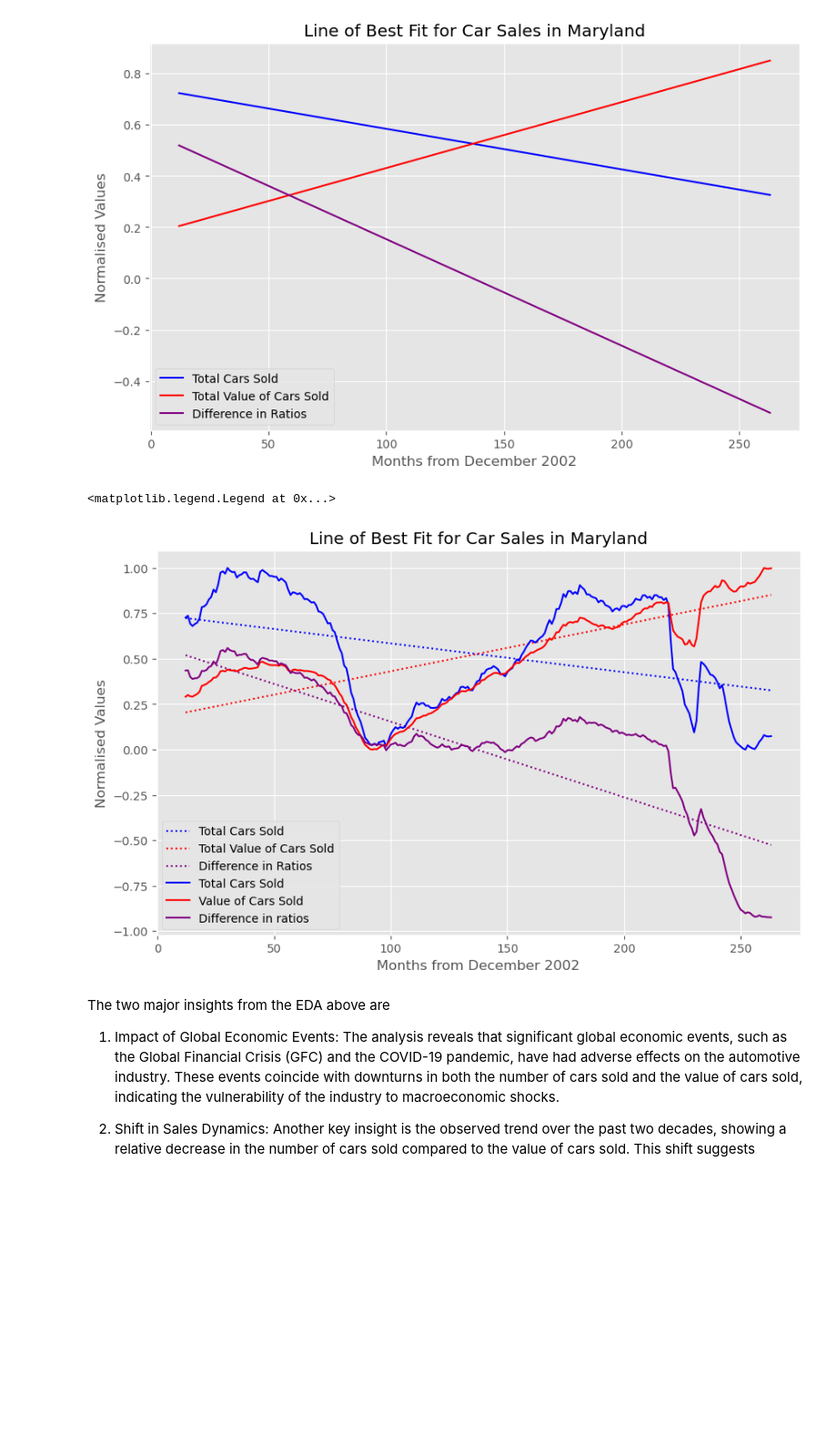
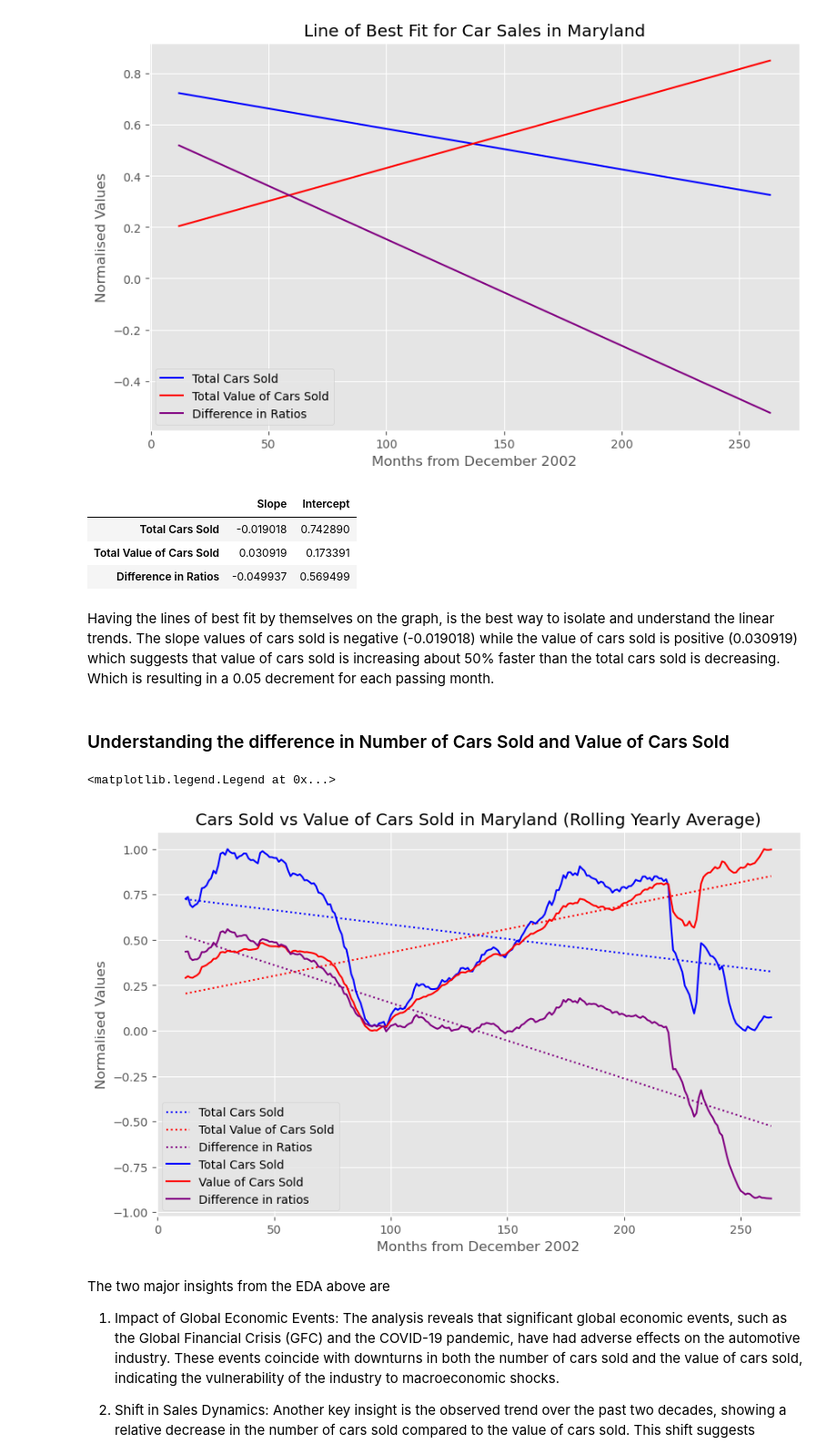
Before and after one commit to bennicholson2/Maryland-Car-Sales-Data, a Jupyter notebook: sales_project_chapters/sales_project_chapter_1.ipynb, the cells around one changed output. Shown at 91% size. Cells and saved outputs as stored; diff of their text form; code cells hidden in the pictures; blank space fills up the shorter version.

```diff
--- a/sales_project_chapters/sales_project_chapter_1.ipynb
+++ b/sales_project_chapters/sales_project_chapter_1.ipynb
@@ -398,27 +431,44 @@ plt.legend()
 # %% [output]
 <matplotlib.legend.Legend at 0x...>
 [figure]
+# %%
+ratios_car_sales_lbf = pd.DataFrame()
+row_names = ['Total Cars Sold', 'Total Value of Cars Sold', 'Difference in Ratios']
+#Find the yearly slope (multiply the monthly slope by 12)
+ratios_car_sales_lbf['Slope'] = [total_cars_sold_ratios_lbf[0]*12,total_value_cars_sold_ratios_lbf[0]*12, cars_sold_value_cars_sold_difference_ratios_lbf[0]*12]
+ratios_car_sales_lbf['Intercept'] = [total_cars_sold_ratios_lbf[1], total_value_cars_sold_ratios_lbf[1], cars_sold_value_cars_sold_difference_ratios_lbf[1]]
+ratios_car_sales_lbf = ratios_car_sales_lbf.rename(index=dict(zip(ratios_car_sales_lbf.index, row_names)))
+ratios_car_sales_lbf
+# %% [output]
+|  | Slope | Intercept |
+| Total Cars Sold | -0.019018 | 0.742890 |
+| Total Value of Cars Sold | 0.030919 | 0.173391 |
+| Difference in Ratios | -0.049937 | 0.569499 |
+# %% [markdown]
+Having the lines of best fit by themselves on the graph, is the best way to isolate and understand the linear trends. The slope values of cars sold is negative (-0.019018) while the value of cars sold is positive (0.030919) which suggests that value of cars sold is increasing about 50% faster than the total cars sold is decreasing. Which is resulting in a 0.05 decrement for each passing month.
+# %% [markdown]
+### Understanding the difference in Number of Cars Sold and Value of Cars Sold
 # %%
 #Find the line of best fit
 plt.figure(figsize=(10,6))
 total_cars_sold_ratios_lbf = find_line_of_best_fit(monthly_data_expanded_dropped_na['normalised_yearly_rolling_mean_total_cars_sold'])
 total_value_cars_sold_ratios_lbf = find_line_of_best_fit(monthly_data_expanded_dropped_na['normalised_yearly_rolling_mean_total_value_cars_sold'])
 cars_sold_value_cars_sold_difference_ratios_lbf = find_line_of_best_fit(monthly_data_expanded_dropped_na['difference_normalised_yearly_rolling_mean'])
 
 #Plot the line of best fits
 plt.plot(monthly_data_expanded_dropped_na['incrementing_months'],total_cars_sold_ratios_lbf[0]*monthly_data_expanded_dropped_na['incrementing_months'] + total_cars_sold_ratios_lbf[1],color='blue',label='Total Cars Sold',linestyle='dotted')
 plt.plot(monthly_data_expanded_dropped_na['incrementing_months'],total_value_cars_sold_ratios_lbf[0]*monthly_data_expanded_dropped_na['incrementing_months'] + total_value_cars_sold_ratios_lbf[1],color='red',label='Total Value of Cars Sold',linestyle='dotted')
 plt.plot(monthly_data_expanded_dropped_na['incrementing_months'],cars_sold_value_cars_sold_difference_ratios_lbf[0]*monthly_data_expanded_dropped_na['incrementing_months'] + cars_sold_value_cars_sold_difference_ratios_lbf[1],color='purple', label='Difference in Ratios',linestyle='dotted')
 plt.plot(monthly_data_expanded_dropped_na['incrementing_months'], monthly_data_expanded_dropped_na['normalised_yearly_rolling_mean_total_cars_sold'], color = 'b', label='Total Cars Sold')
 plt.plot(monthly_data_expanded_dropped_na['incrementing_months'], monthly_data_expanded_dropped_na['normalised_yearly_rolling_mean_total_value_cars_sold'], color = 'r', label='Value of Cars Sold')
 plt.plot(monthly_data_expanded_dropped_na['incrementing_months'],monthly_data_expanded_dropped_na['difference_normalised_yearly_rolling_mean'],color = 'purple', label='Difference in ratios')
-plt.title('Line of Best Fit for Car Sales in Maryland')
+plt.title('Cars Sold vs Value of Cars Sold in Maryland (Rolling Yearly Average)')
 plt.xlabel('Months from December 2002')
 plt.ylabel('Normalised Values')
 plt.legend()
 # %% [output]
 <matplotlib.legend.Legend at 0x...>
-[figure, old version]
+[figure, new version]
 # %% [markdown]
 The two major insights from the EDA above are
 1. Impact of Global Economic Events: The analysis reveals that significant global economic events, such as the Global Financial Crisis (GFC) and the COVID-19 pandemic, have had adverse effects on the automotive industry. These events coincide with downturns in both the number of cars sold and the value of cars sold, indicating the vulnerability of the industry to macroeconomic shocks.
```
Also changed, not shown: parts of 54 cells of this notebook.
